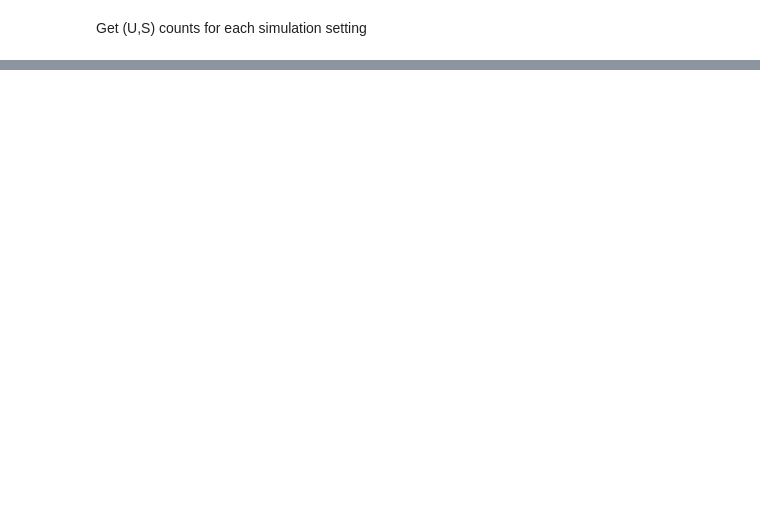
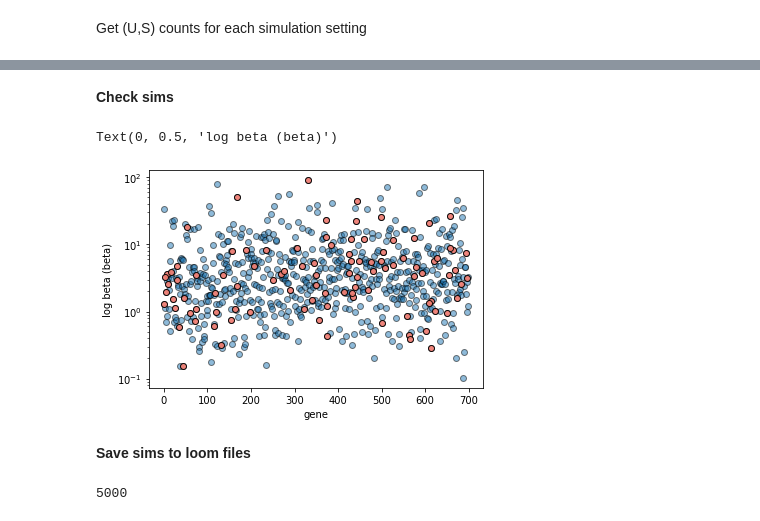
Before and after one commit to tarachari3/perturbCME, a Jupyter notebook: notebooks/20240301_meKMeans_gen_sims.ipynb, the cells around one changed output, grey strips where cells are left out. Saved outputs shown, nothing was run; the diff lists cells and outputs as text; code cells hidden in the pictures; blank space fills up the shorter version.

```diff
--- a/notebooks/20240301_meKMeans_gen_sims.ipynb
+++ b/notebooks/20240301_meKMeans_gen_sims.ipynb
@@ -207,11 +259,11 @@ def make_counts(clus,n_cells,n_genes,params):
 Set parameters for simulation
 # %%
 #No. of cells PER k cell 'type'/stats
-n_cells = [100,100,300,500,500,1000,1000,1500]
-clus =  len(n_cells) #No. of states to simulate
+n_cells = [[100,100,200,200,300,500,500,1000,800,1300],[100,300,500,1000,1500]]  # !** orig [100,100,300,500,500,1000,1000,1500]  !**
+clus =  [len(n_cells[0]),len(n_cells[1])] #No. of states to simulate
 # %%
-n_genes = 1000 #No. genes
-num_marks = 100 #No. markers per state
+n_genes = [1100,700] #No. genes, 1000
+num_marks = [100,100] #No. markers per state, !** 100 before !***
 # %%
 #Technical sampling params
 glob_samp = np.asarray([-6.777777777777778, -1.25])
@@ -238,5 +290,6 @@ pairs = [[1, 2], [0, 1], [0, 2], [0, 3], [1, 3], [2, 3]]
 for k, p in enumerate(pairs):
     var[p[0], p[1]] *= rho[k]
     var[p[1], p[0]] *= rho[k]
-samples = np.random.multivariate_normal(mean, var, n_genes)
+
+samples = [np.random.multivariate_normal(mean, var, n_genes[i]) for i in range(len(n_genes))]
 # %%
@@ -267,15 +332,27 @@ See the caveats in the documentation: https://pandas.pydata.org/pandas-docs/stab
 # %% [markdown]
 Get (U,S) counts for each simulation setting
 # %%
+#loc=1.5,1.0
 all_params = []
 all_marks = []
 
-
-out = make_params(clus,n_genes,lens_sub,samples,glob_samp,num_marks,p=0.5,loc=1.5,lessp_param='b',greatp_param='beta')
+out = make_params(clus[0],n_genes[0],lens_sub[0],samples[0],glob_samp,num_marks[0],p=0.2,loc=0.5,lessp_param='b',greatp_param='beta') #,p=0.2,loc=0.5
 all_params += [out[0]]
 all_marks += [out[1]]
 
 
-out = make_params(clus,n_genes,lens_sub,samples,glob_samp,num_marks,p=0.5,loc=1.5,lessp_param='k',greatp_param='gamma')
+out = make_params(clus[1],n_genes[1],lens_sub[1],samples[1],glob_samp,num_marks[1],p=0.2,loc=0.5,lessp_param='b',greatp_param='beta') #,p=0.2,loc=0.5
 all_params += [out[0]]
 all_marks += [out[1]]
+
+
+# out = make_params(clus,n_genes,lens_sub,samples,glob_samp,num_marks,p=0.2,loc=0.5,lessp_param='b',greatp_param='beta')
+# all_params += [out[0]]
+# all_marks += [out[1]]
+
+
+# out = make_params(clus,n_genes,lens_sub,samples,glob_samp,num_marks,p=0.2,loc=0.3,lessp_param='k',greatp_param='gamma')
+# all_params += [out[0]]
+# all_marks += [out[1]]
+
+# !*** Changed to 0.3 from 0.5 !***
@@ -544,0 +411,16 @@ tar: Removing leading `/' from hard link targets
+# %% [markdown]
+**Check sims**
+# %%
+test_out = all_params[-1]
+test_marks = all_marks[-1][0:num_marks[-1]]
+
+plt.scatter(range(len(test_out[0,:,0])), 10**test_out[0,:,3],alpha=0.5,edgecolor='black')
+plt.scatter(np.array(range(len(test_out[0,:,0])))[test_marks], 10**test_out[0,:,3][test_marks],color='salmon',alpha=0.9,edgecolor='black')
+plt.yscale('log')
+plt.xlabel('gene')
+plt.ylabel('log beta (beta)')
+# %% [output]
+Text(0, 0.5, 'log beta (beta)')
+[figure, added]
+# %% [markdown]
+**Save sims to loom files**
@@ -544,0 +429,4 @@ tar: Removing leading `/' from hard link targets
+# %%
+len(all_assigns[0])
+# %% [output]
+5000
```
Also changed, not shown: parts of 43 cells of this notebook, 2 other files.
